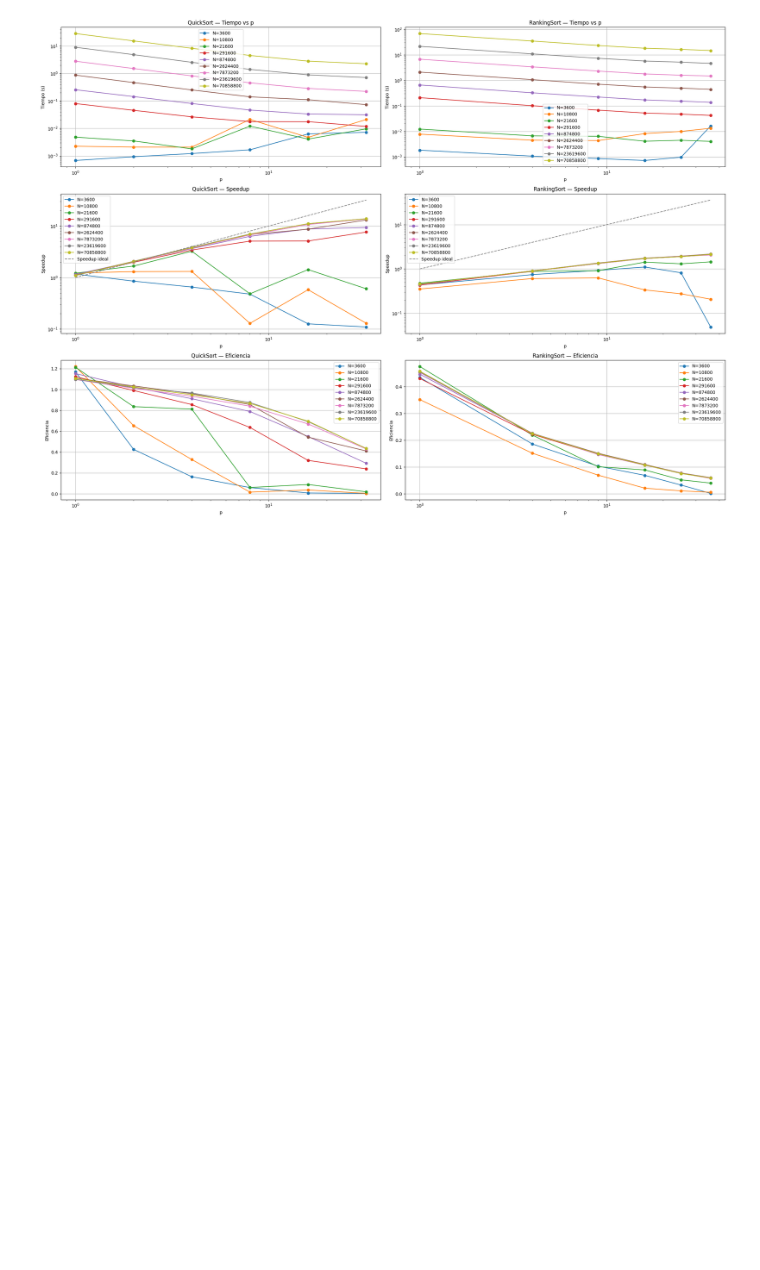
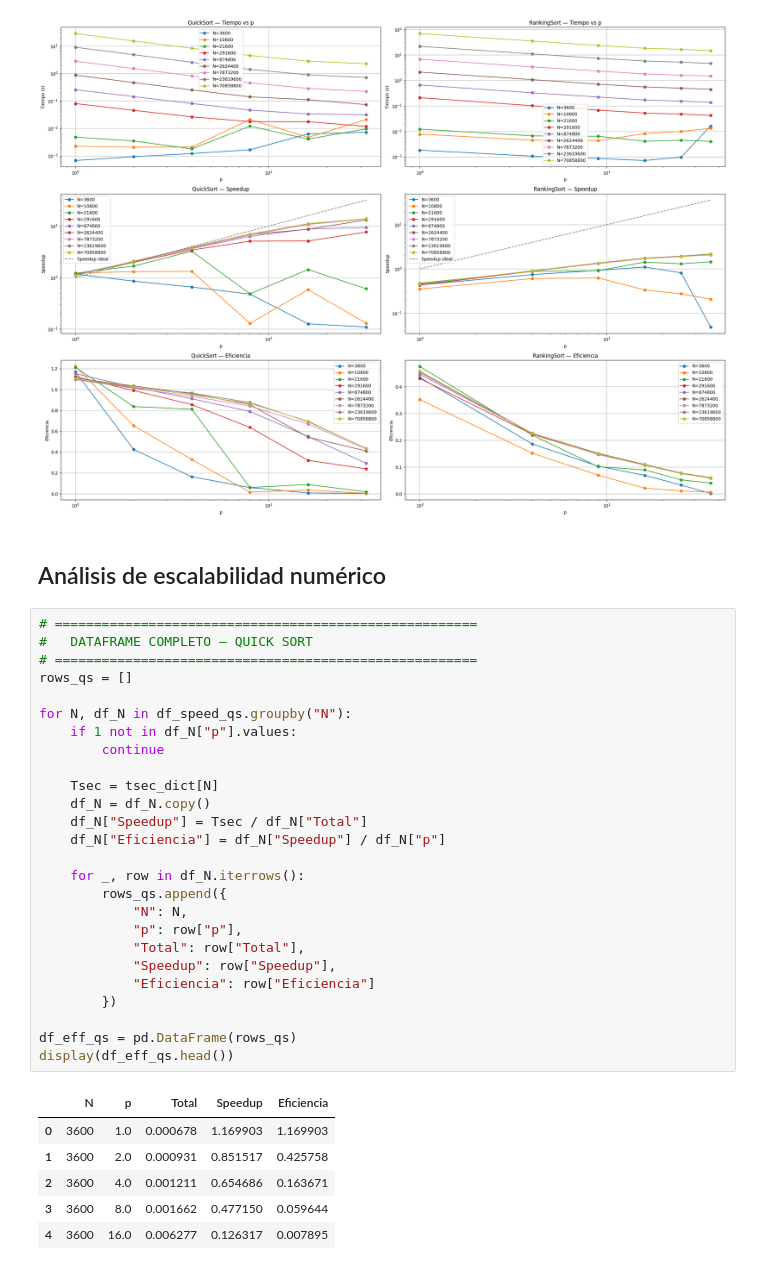
Before and after one commit to marcelino123455/ProyectoParalela, a Jupyter notebook: graficador.ipynb, the cells around one changed output. Drawn from its saved outputs; the diff is of its cells as text; blank space fills up the shorter version.

```diff
--- a/graficador.ipynb
+++ b/graficador.ipynb
@@ -824,3 +826,38 @@ plt.tight_layout()
 plt.show()
 # %% [output]
 [figure]
+# %% [markdown]
+## Análisis de escalabilidad numérico
+# %%
+# ======================================================
+#   DATAFRAME COMPLETO — QUICK SORT
+# ======================================================
+rows_qs = []
+
+for N, df_N in df_speed_qs.groupby("N"):
+    if 1 not in df_N["p"].values:
+        continue
+
+    Tsec = tsec_dict[N]
+    df_N = df_N.copy()
+    df_N["Speedup"] = Tsec / df_N["Total"]
+    df_N["Eficiencia"] = df_N["Speedup"] / df_N["p"]
+
+    for _, row in df_N.iterrows():
+        rows_qs.append({
+            "N": N,
+            "p": row["p"],
+            "Total": row["Total"],
+            "Speedup": row["Speedup"],
+            "Eficiencia": row["Eficiencia"]
+        })
+
+df_eff_qs = pd.DataFrame(rows_qs)
+display(df_eff_qs.head())
+# %% [output]
+|  | N | p | Total | Speedup | Eficiencia |
+| 0 | 3600 | 1.0 | 0.000678 | 1.169903 | 1.169903 |
+| 1 | 3600 | 2.0 | 0.000931 | 0.851517 | 0.425758 |
+| 2 | 3600 | 4.0 | 0.001211 | 0.654686 | 0.163671 |
+| 3 | 3600 | 8.0 | 0.001662 | 0.477150 | 0.059644 |
+| 4 | 3600 | 16.0 | 0.006277 | 0.126317 | 0.007895 |
```
Also changed, not shown: parts of 4 cells of this notebook.
